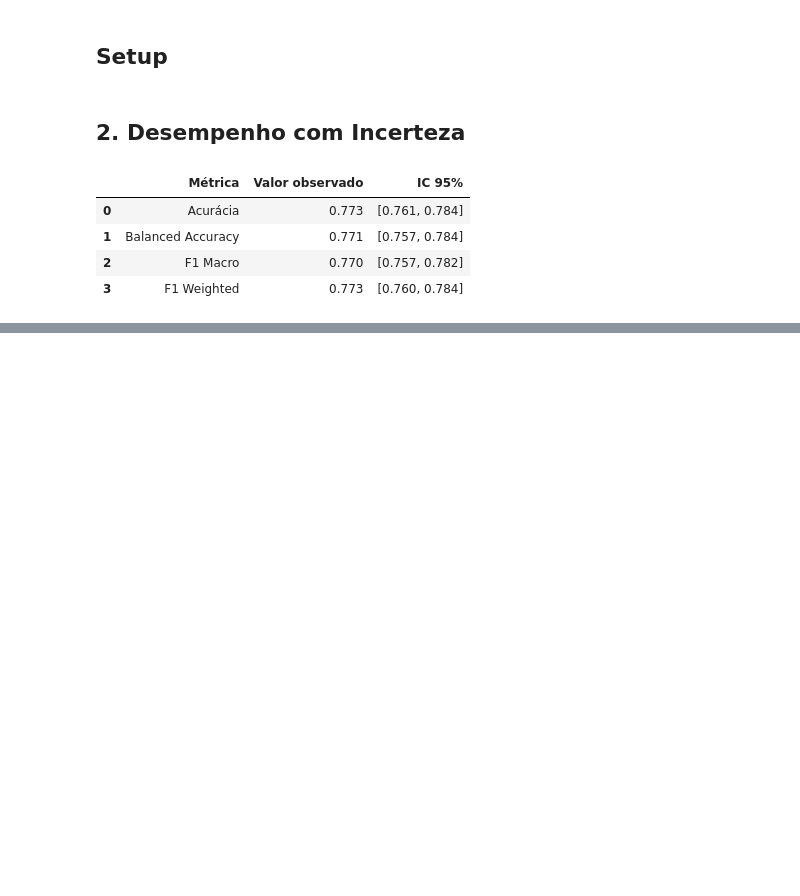
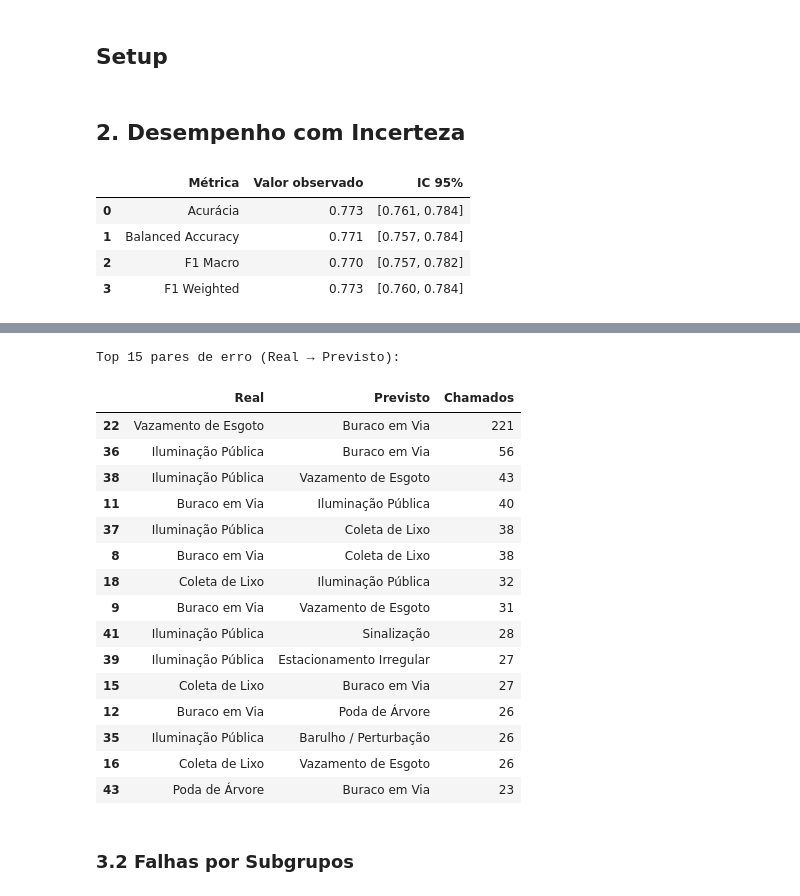
Before and after one commit to Mitysuo/desafio-cientista-dados-junior-ia-pref, a Jupyter notebook: notebooks/02_auditoria_modelo_a.ipynb, the cells around one changed output, grey strips where cells are left out. Saved outputs shown, nothing was run; the diff lists cells and outputs as text; code cells hidden in the pictures; blank space fills up the shorter version.

```diff
--- a/notebooks/02_auditoria_modelo_a.ipynb
+++ b/notebooks/02_auditoria_modelo_a.ipynb
@@ -180,0 +276,36 @@ metrics_by_class_df
+# %%
+top_errors = []
+for real in classes:
+    for pred in classes:
+        if real != pred:
+            count = cm[classes.index(real), classes.index(pred)]
+            if count > 0:
+                top_errors.append({
+                    'Real': cat_map.get(real, real),
+                    'Previsto': cat_map.get(pred, pred),
+                    'Chamados': count
+                })
+
+top_errors_df = pd.DataFrame(top_errors).sort_values('Chamados', ascending=False).head(15)
+print('Top 15 pares de erro (Real → Previsto):')
+top_errors_df
+# %% [output]
+Top 15 pares de erro (Real → Previsto):
+|  | Real | Previsto | Chamados |
+| 22 | Vazamento de Esgoto | Buraco em Via | 221 |
+| 36 | Iluminação Pública | Buraco em Via | 56 |
+| 38 | Iluminação Pública | Vazamento de Esgoto | 43 |
+| 11 | Buraco em Via | Iluminação Pública | 40 |
+| 37 | Iluminação Pública | Coleta de Lixo | 38 |
+| 8 | Buraco em Via | Coleta de Lixo | 38 |
+| 18 | Coleta de Lixo | Iluminação Pública | 32 |
+| 9 | Buraco em Via | Vazamento de Esgoto | 31 |
+| 41 | Iluminação Pública | Sinalização | 28 |
+| 39 | Iluminação Pública | Estacionamento Irregular | 27 |
+| 15 | Coleta de Lixo | Buraco em Via | 27 |
+| 12 | Buraco em Via | Poda de Árvore | 26 |
+| 35 | Iluminação Pública | Barulho / Perturbação | 26 |
+| 16 | Coleta de Lixo | Vazamento de Esgoto | 26 |
+| 43 | Poda de Árvore | Buraco em Via | 23 |
+# %% [markdown]
+### 3.2 Falhas por Subgrupos
```
Also changed, not shown: parts of 8 cells of this notebook.
